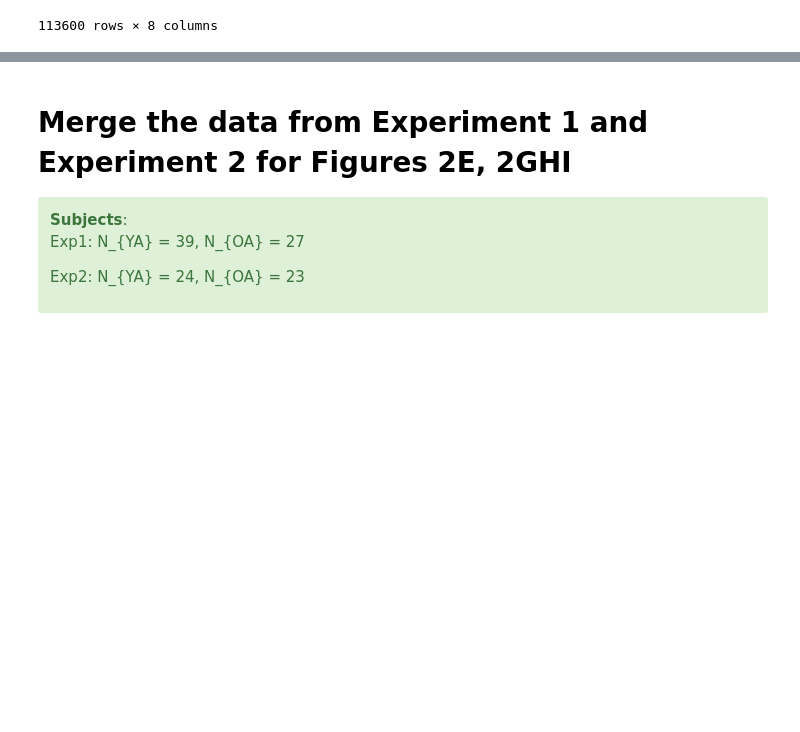
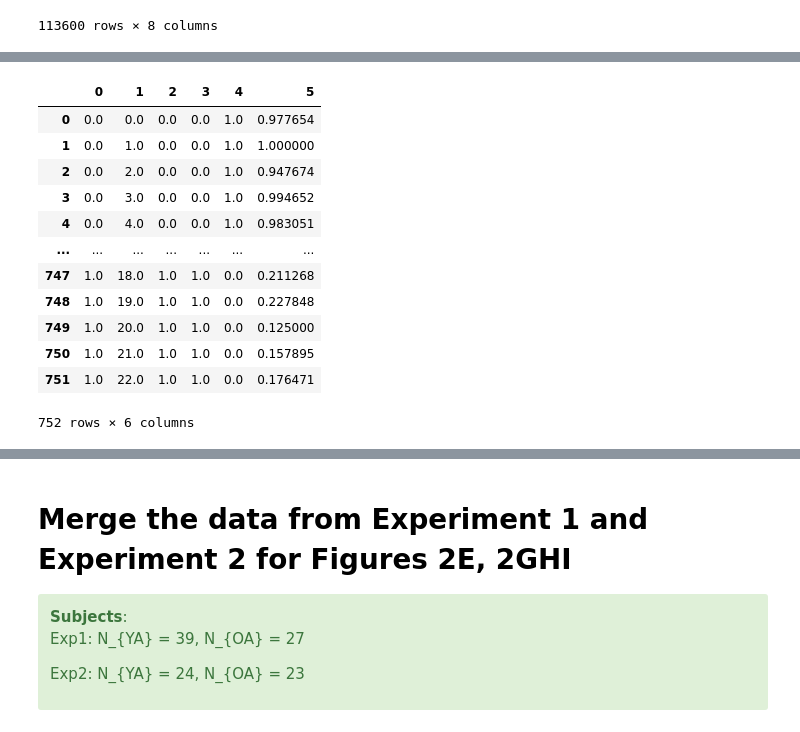
Before and after one commit to xiangjuan-ren1828/FlexibleBindingAnal, a Jupyter notebook: Statistics/seqMem_BehvPaper1_dataFrame.ipynb, the cells around one changed output, grey strips where cells are left out. Cells and saved outputs as stored; diff of their text form; code cells hidden in the pictures; blank space fills up the shorter version.

```diff
--- a/Statistics/seqMem_BehvPaper1_dataFrame.ipynb
+++ b/Statistics/seqMem_BehvPaper1_dataFrame.ipynb
@@ -845,0 +1044,26 @@ choice_lmm_pd.to_csv(path_or_buf = path_or_buf)
+# %%
+bindsMat = loadmat(FBdata_folder + 'Fig2G_binds_overall_group_stats_Exp2.mat') # 'binds_overall_group'
+binds_lmm_group = bindsMat['binds_overall_group']
+binds_lmm_pd    = pd.DataFrame(binds_lmm_group)
+binds_lmm_pd
+# 6 columns:
+# (1) age groups: 0-YA, 1-OA
+# (2) subj: 0-subLen
+# (3) report types: 0-marginal reports, 1-reconstruction report
+# (4) binding direction: 0-(item | pos), 1-(pos | item)
+# (5) binding conditions: 1-the other dimension is correct, 0-the other dimension is incorrect
+# (6) binding score: a value ranging from 0 to 1
+# %% [output]
+|  | 0 | 1 | 2 | 3 | 4 | 5 |
+| 0 | 0.0 | 0.0 | 0.0 | 0.0 | 1.0 | 0.977654 |
+| 1 | 0.0 | 1.0 | 0.0 | 0.0 | 1.0 | 1.000000 |
+| 2 | 0.0 | 2.0 | 0.0 | 0.0 | 1.0 | 0.947674 |
+| 3 | 0.0 | 3.0 | 0.0 | 0.0 | 1.0 | 0.994652 |
+| 4 | 0.0 | 4.0 | 0.0 | 0.0 | 1.0 | 0.983051 |
+| ... | ... | ... | ... | ... | ... | ... |
+| 747 | 1.0 | 18.0 | 1.0 | 1.0 | 0.0 | 0.211268 |
+| 748 | 1.0 | 19.0 | 1.0 | 1.0 | 0.0 | 0.227848 |
+| 749 | 1.0 | 20.0 | 1.0 | 1.0 | 0.0 | 0.125000 |
+| 750 | 1.0 | 21.0 | 1.0 | 1.0 | 0.0 | 0.157895 |
+| 751 | 1.0 | 22.0 | 1.0 | 1.0 | 0.0 | 0.176471 |
+752 rows × 6 columns
```
Also changed, not shown: parts of 48 cells of this notebook, 3 other files.
